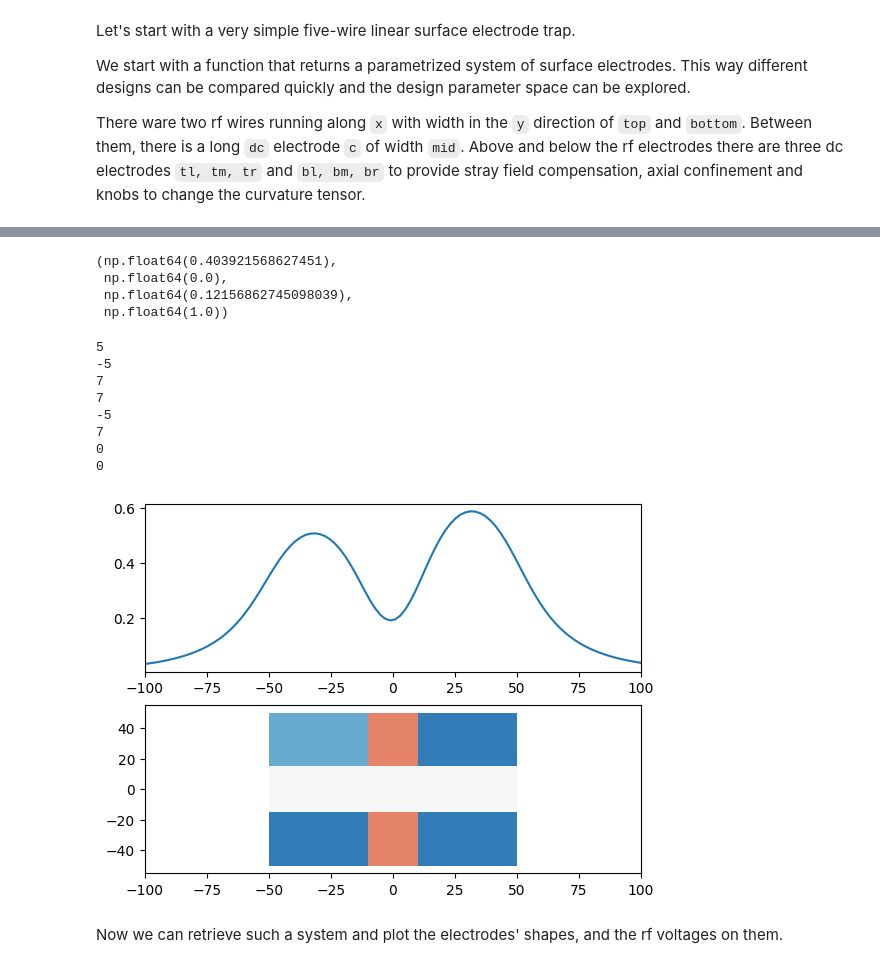
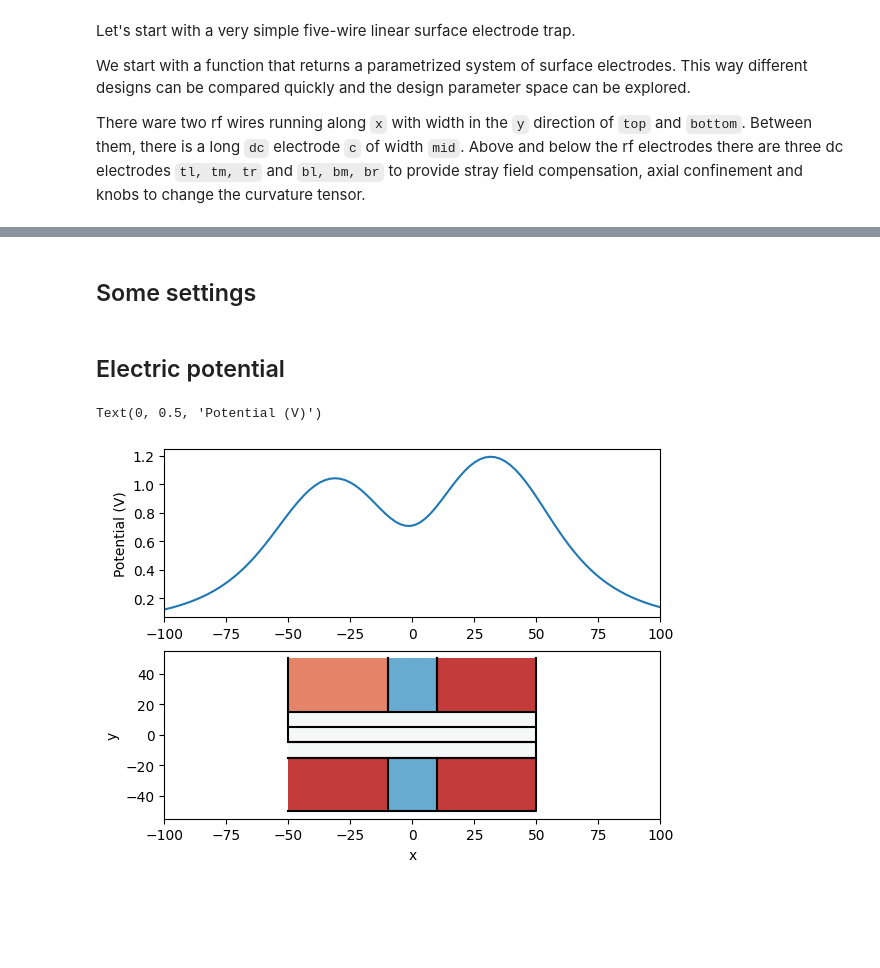
Before and after one commit to tiqi-group/surfx, a Jupyter notebook: examples/tutorial.ipynb, the cells around one changed output, grey strips where cells are left out. Saved outputs shown, nothing was run; the diff lists cells and outputs as text; code cells hidden in the pictures; blank space fills up the shorter version.

```diff
--- a/examples/tutorial.ipynb
+++ b/examples/tutorial.ipynb
@@ -80,47 +42,42 @@ array([[0.0008797 ],
-# %%
-norm = matplotlib.colors.Normalize(vmin=-10.0, vmax=10.0)
-cmap = matplotlib.cm.get_cmap('RdBu')
-# %% [output]
-(np.float64(0.403921568627451),
- np.float64(0.0),
- np.float64(0.12156862745098039),
- np.float64(1.0))
+# %% [markdown]
+## Some settings
+# %%
+cover_height = 1000 #height of the mesh
+#Notice that for this parameter to take effect, you need to set the cover_nmax parameter in the electrode_potential function to a value greater than 0.
+
+trap_width = 50
+center_dc=20
+rf_width = 10
+rf_separation = 10
+
+electrodes =five_wire(trap_width, center_dc, rf_width, rf_separation, rf_width)
+
+norm = matplotlib.colors.Normalize(vmin=-10.0, vmax=10.0)
+cmap = matplotlib.cm.get_cmap('RdBu')
+# %% [markdown]
+## Electric potential
 # %%
-electrodes =five_wire(50, 20., 10., 10., 10.)
-voltages = [5, -5, 7, 7,-5,7,0,0,0]
+voltages = [5, -5, 7, 7,-5,7,0,0]
+
 fig, axs = plt.subplots(2,1)
 xlim = 100
+x_positions = np.linspace(-xlim, xlim, 100)
 
-x_positions = np.linspace(-xlim, xlim, 100)
-total_potential = np.zeros((100,1))
+total_potential = np.zeros((100))
+for idx, electrode in enumerate(electrodes):
 
-for idx, electrode in enumerate(electrodes):
-    #fill area with a color, with color determined by the voltage. Use the voltages list to determine the color. If voltage is 10, use red, if voltage is -10, use blue.
-
-    print(voltages[idx])
-
-    # plt.fill(*electrode.T, color= "gray")
-    axs[1].fill(*electrode.T, facecolor=cmap(norm(voltages[idx])))
-    total_potential += electrode_potential(electrode, voltages[idx], x_positions, 0, 5, 0, 500, cover_nmax=10)
-    # plt.plot(*electrode[0].T, "k-")
-    # plt.fill(*electrode.T, facecolor=cmap(norm(voltages[idx])))
-
-    # plt.plot(*electrode[0].T, "k-")
+    axs[1].fill(*electrode.T, facecolor=cmap(1-norm(voltages[idx])))
+    axs[1].plot(*electrode.T, "k-")
+    total_potential += electrode_potential(electrode, voltages[idx], x= x_positions, y=0, z=20, derivative=0, cover_height=cover_height)
 
 axs[0].plot(x_positions, total_potential)
 
 for ax in axs:
     ax.set_xlim(-xlim, xlim)
+
+axs[1].set_xlabel("x")
+axs[1].set_ylabel("y")
+axs[0].set_ylabel("Potential (V)")
 # %% [output]
-5
--5
-7
-7
--5
-7
-0
-0
+Text(0, 0.5, 'Potential (V)')
-[figure, old version]
+[figure, new version]
-# %% [markdown]
-Now we can retrieve such a system and plot the electrodes' shapes, and
-the rf voltages on them.
```
Also changed, not shown: parts of 26 cells of this notebook.
